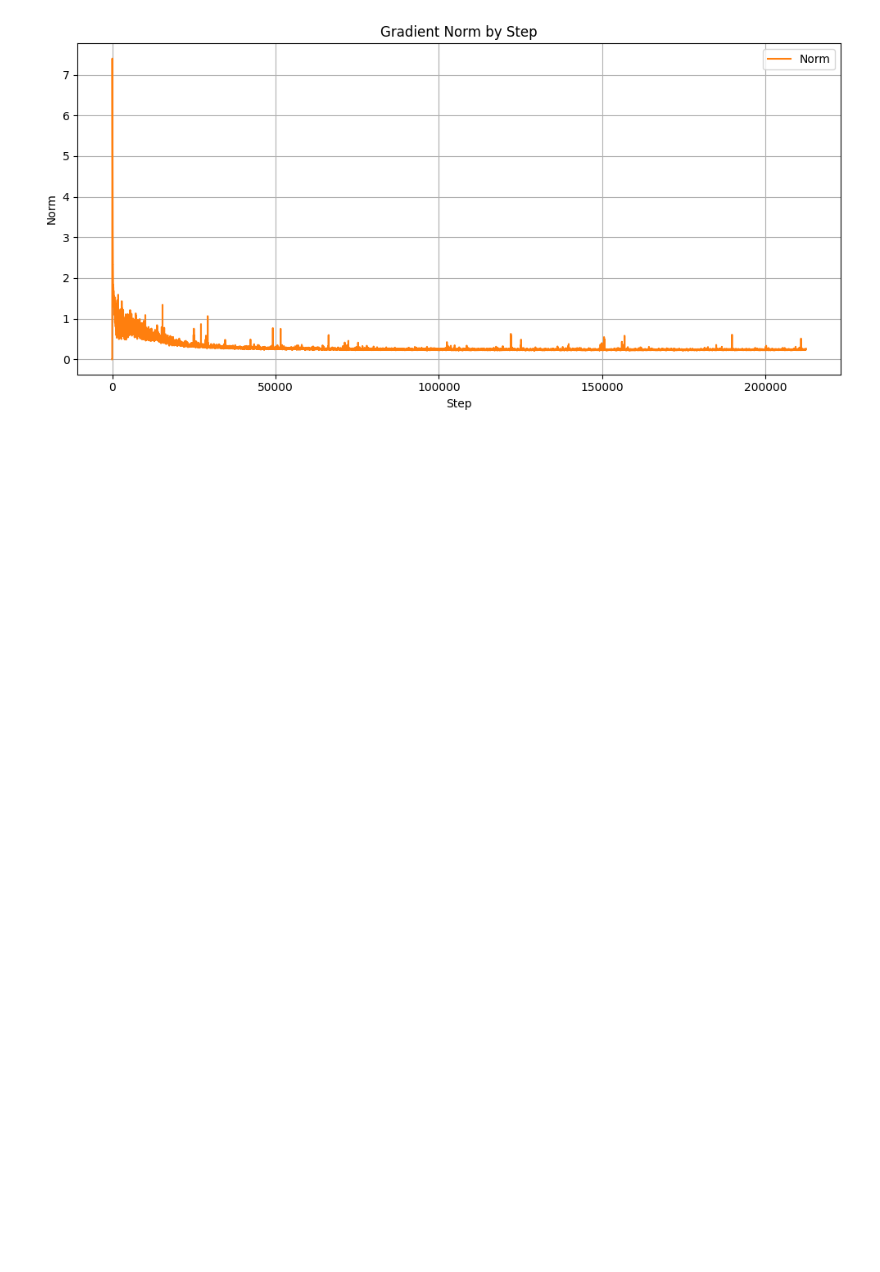
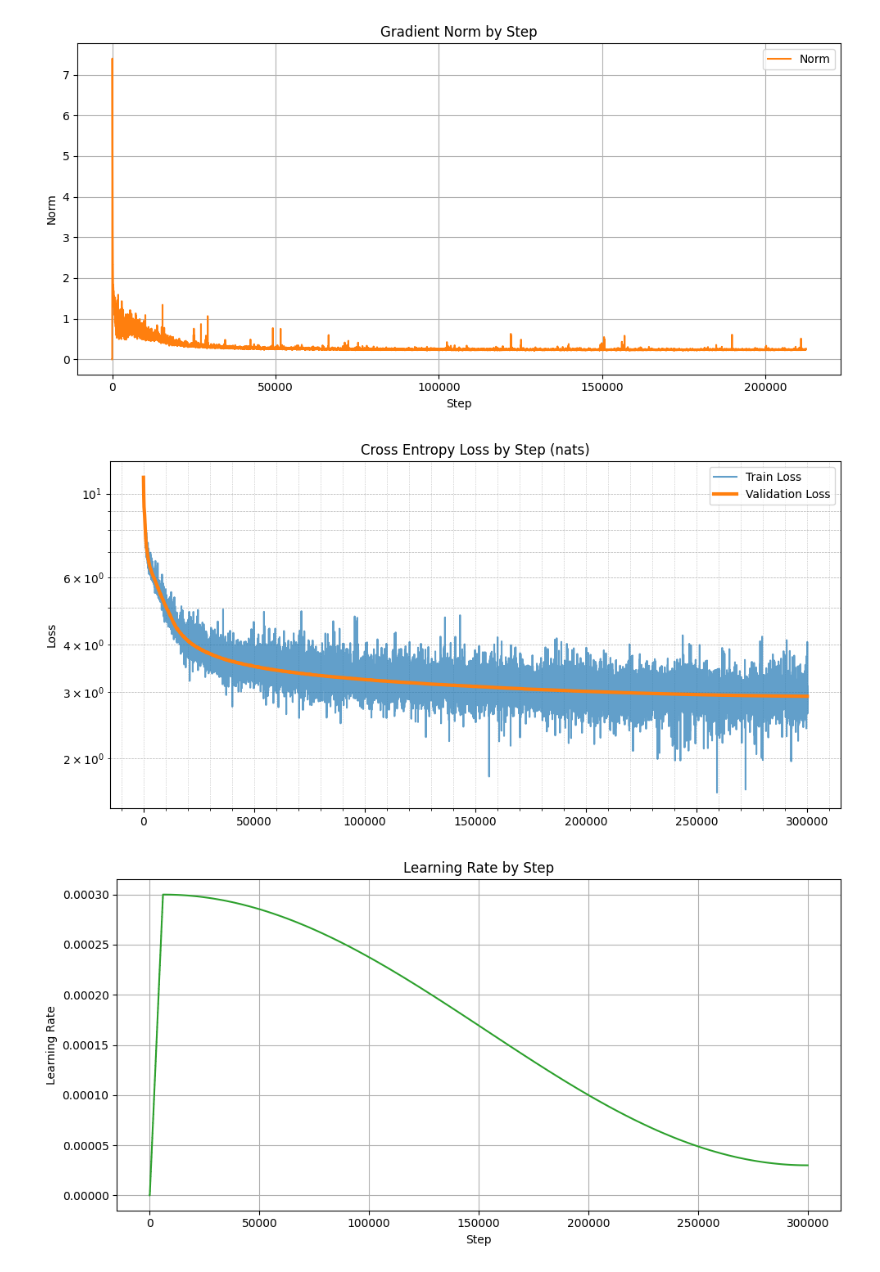
Before and after one commit to feljost/fgpt, a Jupyter notebook: report/code/visualize.ipynb, the cells around one changed output. Cells and saved outputs as stored; diff of their text form; code cells hidden in the pictures; blank space fills up the shorter version.

```diff
--- a/report/code/visualize.ipynb
+++ b/report/code/visualize.ipynb
@@ -104,3 +102,50 @@ plt.tight_layout()
 plt.show()
 # %% [output]
 [figure]
+# %%
+# Training Loss Figure
+
+
+fig1, ax1 = plt.subplots(figsize=(10, 5), facecolor="white")
+ax1.plot(
+    df_metrics["step"],
+    df_metrics["train_loss"],
+    color="tab:blue",
+    alpha=0.7,
+    label="Train Loss",
+)
+
+ax1.plot(
+    df_metrics["step"][df_metrics["val_loss"].notna()],
+    df_metrics["val_loss"][df_metrics["val_loss"].notna()],
+    color="tab:orange",
+    label="Validation Loss",
+    zorder=4,
+    linewidth=3,
+)
+
+ax1.legend()
+ax1.yaxis.grid(True, which="both", linestyle="--", linewidth=0.5)
+ax1.xaxis.set_major_locator(mticker.AutoLocator())
+ax1.xaxis.set_minor_locator(mticker.AutoMinorLocator())
+ax1.xaxis.grid(True, which="both", linestyle=":", linewidth=0.5)
+ax1.set_yscale("log")
+ax1.set_ylabel("Loss")
+ax1.set_title("Cross Entropy Loss by Step (nats)")
+ax1.grid(True)
+fig1.patch.set_facecolor("white")
+plt.tight_layout()
+plt.show()
+
+# Learning Rate Figure
+fig2, ax2 = plt.subplots(figsize=(10, 5))
+ax2.plot(df_metrics["step"], df_metrics["lr"], color="tab:green")
+ax2.set_xlabel("Step")
+ax2.set_ylabel("Learning Rate")
+ax2.set_title("Learning Rate by Step")
+ax2.grid(True)
+plt.tight_layout()
+plt.show()
+# %% [output]
+[figure, added]
+[figure, added]
```
Also changed, not shown: parts of 3 cells of this notebook, 13 other files.
